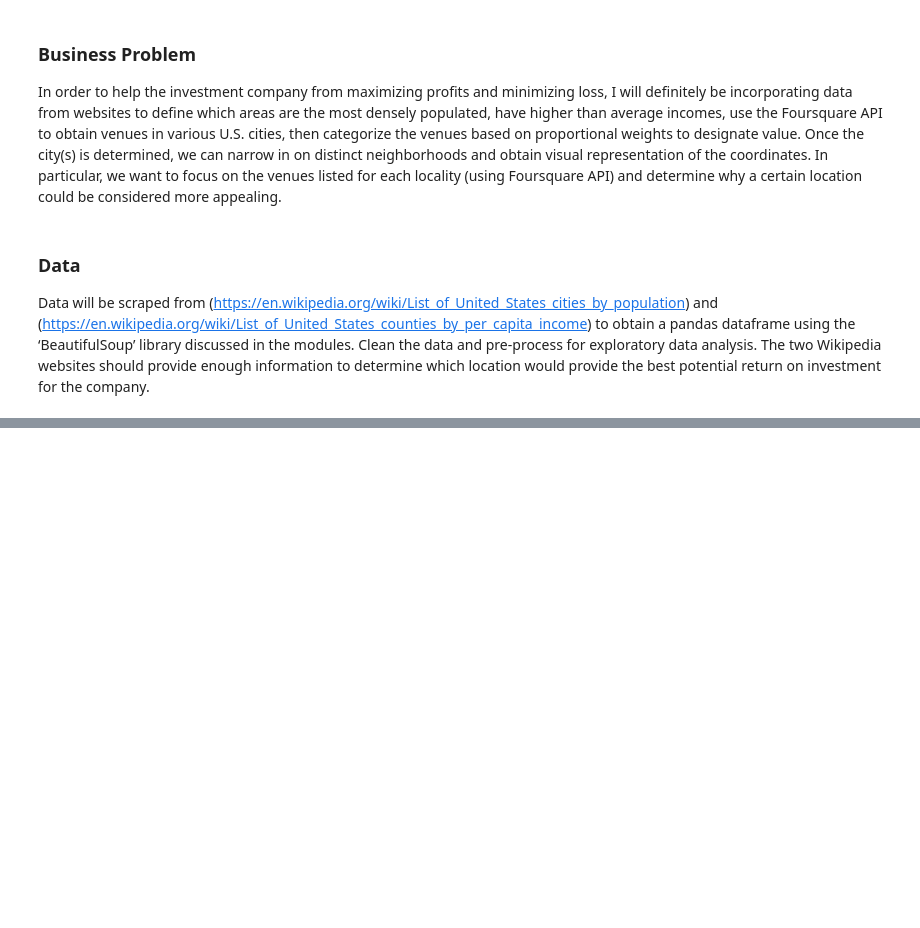
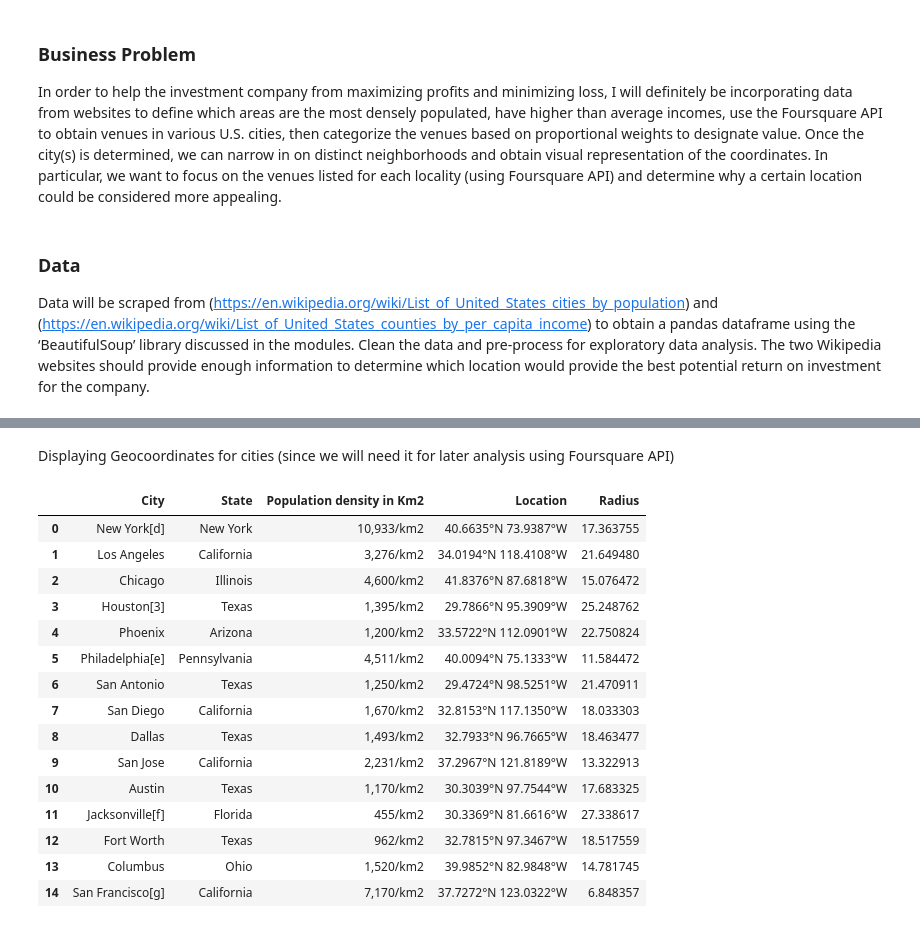
Before and after one commit to t-shikuro/IBM-Data-Science-Clustering-Project-using-Foursquare-API, a Jupyter notebook: Battle_capstone.ipynb, the cells around one changed output, grey strips where cells are left out. Drawn from its saved outputs; the diff is of its cells as text; code cells hidden in the pictures; blank space fills up the shorter version.

```diff
--- a/Battle_capstone.ipynb
+++ b/Battle_capstone.ipynb
@@ -15,0 +113,22 @@ Data will be scraped from (https://en.wikipedia.org/wiki/List_of_United_States_c
+# %% [markdown]
+Displaying Geocoordinates for cities (since we will need it for later analysis using Foursquare API)
+# %%
+df["Location"]= df["Location"].str.split("/", n = 2, expand = True)[1]
+df.head(15)
+# %% [output]
+|  | City | State | Population density in Km2 | Location | Radius |
+| 0 | New York[d] | New York | 10,933/km2 | ﻿40.6635°N 73.9387°W﻿ | 17.363755 |
+| 1 | Los Angeles | California | 3,276/km2 | ﻿34.0194°N 118.4108°W﻿ | 21.649480 |
+| 2 | Chicago | Illinois | 4,600/km2 | ﻿41.8376°N 87.6818°W﻿ | 15.076472 |
+| 3 | Houston[3] | Texas | 1,395/km2 | ﻿29.7866°N 95.3909°W﻿ | 25.248762 |
+| 4 | Phoenix | Arizona | 1,200/km2 | ﻿33.5722°N 112.0901°W﻿ | 22.750824 |
+| 5 | Philadelphia[e] | Pennsylvania | 4,511/km2 | ﻿40.0094°N 75.1333°W﻿ | 11.584472 |
+| 6 | San Antonio | Texas | 1,250/km2 | ﻿29.4724°N 98.5251°W﻿ | 21.470911 |
+| 7 | San Diego | California | 1,670/km2 | ﻿32.8153°N 117.1350°W﻿ | 18.033303 |
+| 8 | Dallas | Texas | 1,493/km2 | ﻿32.7933°N 96.7665°W﻿ | 18.463477 |
+| 9 | San Jose | California | 2,231/km2 | ﻿37.2967°N 121.8189°W﻿ | 13.322913 |
+| 10 | Austin | Texas | 1,170/km2 | ﻿30.3039°N 97.7544°W﻿ | 17.683325 |
+| 11 | Jacksonville[f] | Florida | 455/km2 | ﻿30.3369°N 81.6616°W﻿ | 27.338617 |
+| 12 | Fort Worth | Texas | 962/km2 | ﻿32.7815°N 97.3467°W﻿ | 18.517559 |
+| 13 | Columbus | Ohio | 1,520/km2 | ﻿39.9852°N 82.9848°W﻿ | 14.781745 |
+| 14 | San Francisco[g] | California | 7,170/km2 | ﻿37.7272°N 123.0322°W﻿ | 6.848357 |
```
Also changed, not shown: parts of 59 cells of this notebook.
